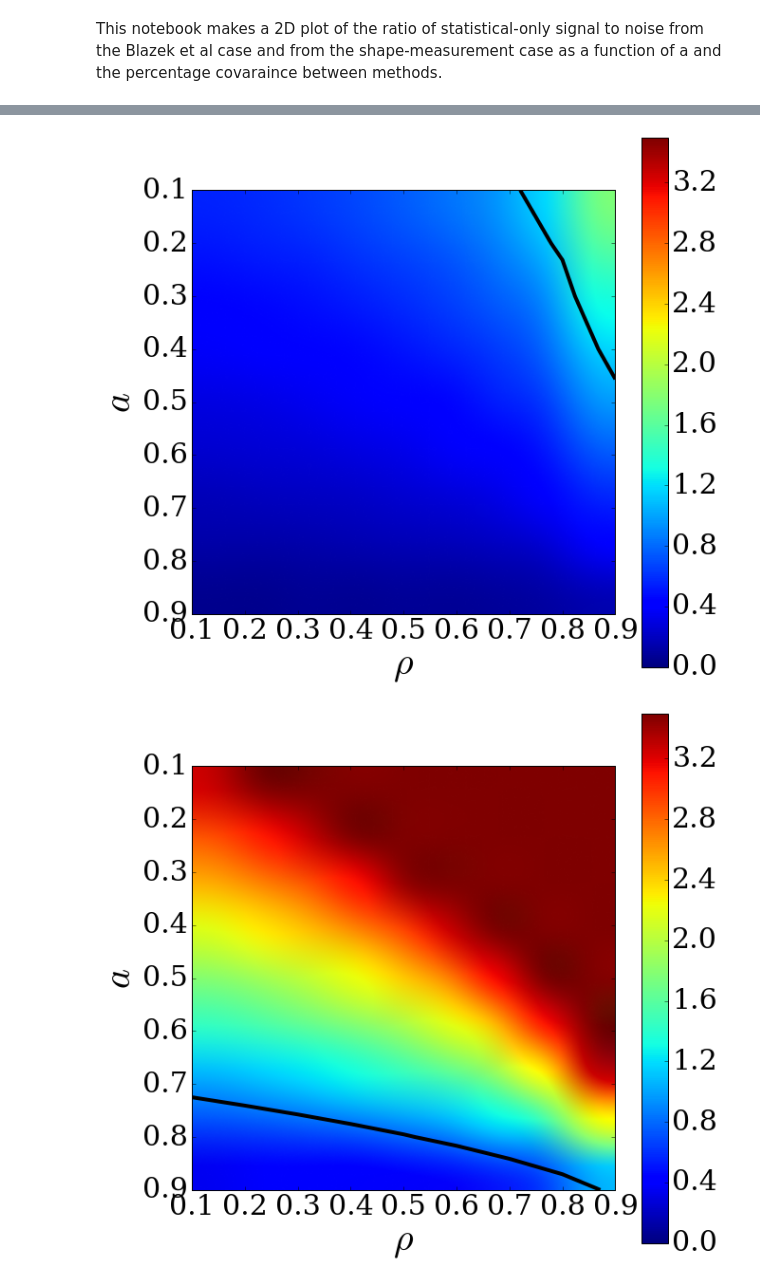
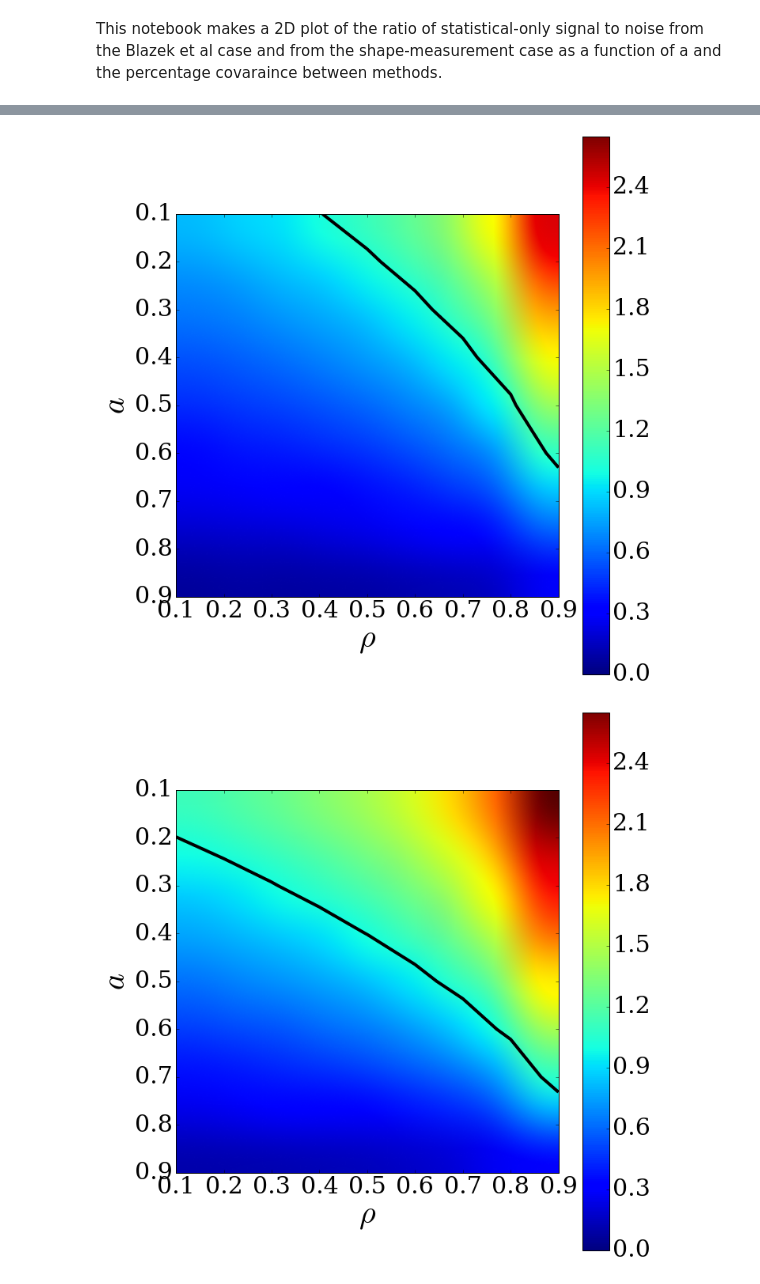
Before and after one commit to c-d-leonard/IA_GGL, a Jupyter notebook: secondary_scripts/StoNratio_2Dplot.ipynb, the cells around one changed output, grey strips where cells are left out. Drawn from its saved outputs; the diff is of its cells as text; code cells hidden in the pictures.

```diff
--- a/secondary_scripts/StoNratio_2Dplot.ipynb
+++ b/secondary_scripts/StoNratio_2Dplot.ipynb
@@ -6,13 +6,14 @@ np.set_printoptions(linewidth=120)
 # %%
 survey_1 = 'SDSS'
 survey_2 = 'LSST_DESI'
-deltaz = 0.17 # LSST deltaz
+deltaz = 0.1 # LSST deltaz
+rlim = 25.3
 # %% [markdown]
 This notebook makes a 2D plot of the ratio of statistical-only signal to noise from the Blazek et al case and from the shape-measurement case as a function of a and the percentage covaraince between methods.
 # %%
 # Load StoN from Blazek method for each survey under consideration (only one value). We actually saved the square of what we want.
-StoNsq_Blazek_1 = np.loadtxt('../txtfiles/StoNstat_Blazek_'+survey_1+'_deltaz='+str(deltaz)+'_SNonly.txt')
-StoNsq_Blazek_2 = np.loadtxt('../txtfiles/StoNstat_Blazek_'+survey_2+'_deltaz='+str(deltaz)+'_LSSTdndzonly_noBterms.txt')
+StoNsq_Blazek_1 = np.loadtxt('../txtfiles/StoN/StoN_stat_sysB_Blazek_'+survey_1+'_deltaz=0.17_rlim=22.0_fixcz.txt')
+StoNsq_Blazek_2 = np.loadtxt('../txtfiles/StoN/StoN_stat_sysB_Blazek_'+survey_2+'_deltaz='+str(deltaz)+'_rlim='+str(rlim)+'_fixcz.txt')
 StoN_Blazek_1 = np.sqrt(StoNsq_Blazek_1)
 StoN_Blazek_2 = np.sqrt(StoNsq_Blazek_2)
 print "StoN Blazek, SDSS=", StoN_Blazek_1, "and LSST+DESI=", StoN_Blazek_2
@@ -21,12 +22,14 @@ StoN Blazek, SDSS= 1.39887440425 and LSST+DESI= 0.2371690578
 # %%
 # Load vectors of a and the percentage covariance between methods for the shape measurement case
-a_1 = np.loadtxt('../txtfiles/a_survey='+survey_1+'_SNonly.txt')
-covperc_1 = np.loadtxt('../txtfiles/rho_survey='+survey_1+'_SNonly.txt')
-a_2 = np.loadtxt('../txtfiles/a_survey='+survey_2+'_LSSTdndzonly.txt')
-covperc_2 = np.loadtxt('../txtfiles/rho_survey='+survey_2+'_LSSTdndzonly.txt')
+a_1 = np.loadtxt('../txtfiles/a_survey='+survey_1+'.txt')
+covperc_1 = np.loadtxt('../txtfiles/rho_survey='+survey_1+'.txt')
+a_2 = np.loadtxt('../txtfiles/a_survey='+survey_2+'.txt')
+covperc_2 = np.loadtxt('../txtfiles/rho_survey='+survey_2+'.txt')
 
 # Load the matrix of StoN values from the shape-measurement method at each pair of a / % covariance values
-StoNsq_shapes_1 = np.loadtxt('../txtfiles/StoNsq_stat_shapes_survey='+survey_1+'_SNonly.txt')
+StoNsq_shapes_1 = np.loadtxt('../txtfiles/StoN/StoNsq_stat_sysB_shapes_survey='+survey_1+'_rlim=22.0_fixB.txt')
 StoN_shapes_1 = np.sqrt(StoNsq_shapes_1)
-StoNsq_shapes_2 = np.loadtxt('../txtfiles/StoNsq_stat_shapes_survey='+survey_2+'_LSSTdndzonly.txt')
+StoNsq_shapes_2 = np.loadtxt('../txtfiles/StoN/StoNsq_stat_sysB_shapes_survey='+survey_2+'_rlim='+str(rlim)+'_fixStoN.txt')
 StoN_shapes_2 = np.sqrt(StoNsq_shapes_2)
+
+print StoN_shapes_2 / StoN_shapes_1
@@ -35,43 +48,47 @@ StoN_shapes_2 = np.sqrt(StoNsq_shapes_2)
 # If the value plotted is greater than 1, the shape measurment does better for that combination of a and % cov.
 
 StoNratio_1 = StoN_shapes_1 / StoN_Blazek_1
+
 
 plt.figure(figsize=(10, 10))
 plt.rcParams["font.family"] = "serif"
 plt.imshow(StoNratio_1, extent=[covperc_1[0], covperc_1[-1], a_1[-1], a_1[0]], aspect=1, interpolation='spline36')
 plt.hold(True)
 cbar = plt.colorbar()
 cbar.ax.tick_params(labelsize='30')
-plt.clim(0,3.5)
+plt.clim(0,2.65)
 plt.contour(covperc_1, a_1, StoNratio_1, [1.0], colors='k', linewidths=4)
 plt.xlabel('$\\rho$', fontsize=40)
 plt.ylabel('$a$', fontsize=40)
 plt.tick_params(axis='both', labelsize='30')
 #plt.title('(Stat S/N, shapes method) / (Stat S/N, Blazek method), SDSS', fontsize=20)
-plt.show()
-#plt.tight_layout()
-#plt.savefig('../plots/StoN_2d_stat_'+survey_1+'.png')
-#plt.close()
+#plt.show()
+plt.tight_layout()
+plt.savefig('../plots/StoN_2d_stat_sysB_'+survey_1+'_fixcz.png')
 
 StoNratio_2 = StoN_shapes_2 / StoN_Blazek_2
 
 plt.figure(figsize=(10, 10))
 plt.rcParams["font.family"] = "serif"
 plt.imshow(StoNratio_2, extent=[covperc_2[0], covperc_2[-1], a_2[-1], a_2[0]], aspect=1, interpolation='spline36')
 plt.hold(True)
 cbar = plt.colorbar()
 cbar.ax.tick_params(labelsize='30')
-plt.clim(0,3.5)
+plt.clim(0,2.65)
 plt.contour(covperc_2, a_2, StoNratio_2, [1.0], colors='k', linewidths=4)
 plt.xlabel('$\\rho$', fontsize=40)
 plt.ylabel('$a$', fontsize=40)
 plt.tick_params(axis='both', labelsize='30')
-plt.show()
-#plt.tight_layout()
-#plt.savefig('../plots/StoN_2d_stat_'+survey_2+'.png')
+#plt.show()
+plt.tight_layout()
+plt.savefig('../plots/StoN_2d_stat_sysB_'+survey_2+'_rlim='+str(rlim)+'_fixcz.png')
+
+#print "SDSS, min ratio=", np.amin(StoNratio_1), "max=", np.amax(StoNratio_1)
+#print "LSST, min ratio=", np.amin(StoNratio_2), "max=", np.amax(StoNratio_2)
+
 
 # These ratios should be off by a value independent of a / covperc. What is it?
-print "difference=", StoNratio_2 / StoNratio_1
+#print "difference=", StoNratio_2 / StoNratio_1
 # %% [output]
-[figure, old version]
+[figure, new version]
-[figure, old version]
+[figure, new version]
```
Also changed, not shown: parts of 3 cells of this notebook, 37 other files.
